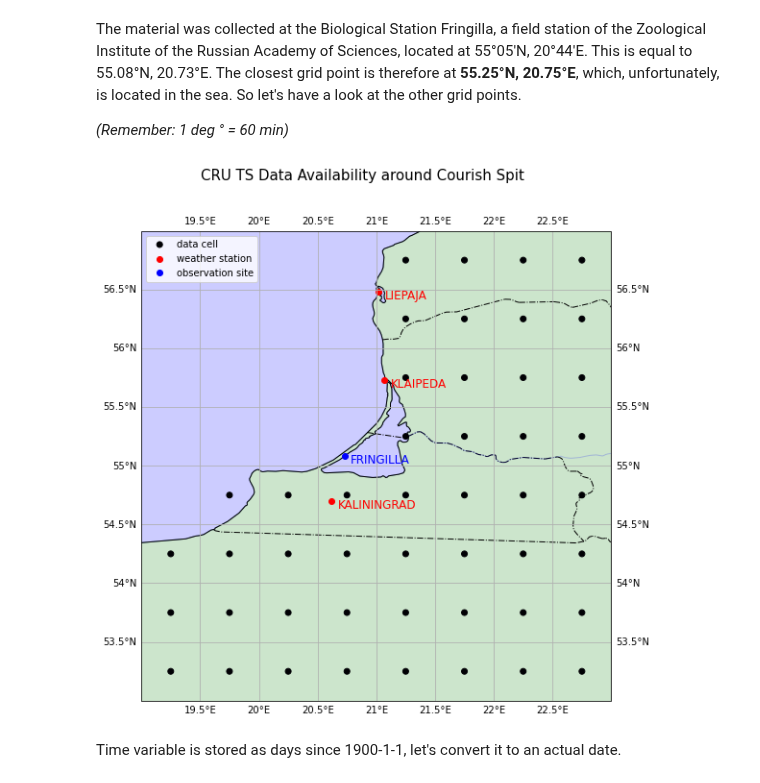
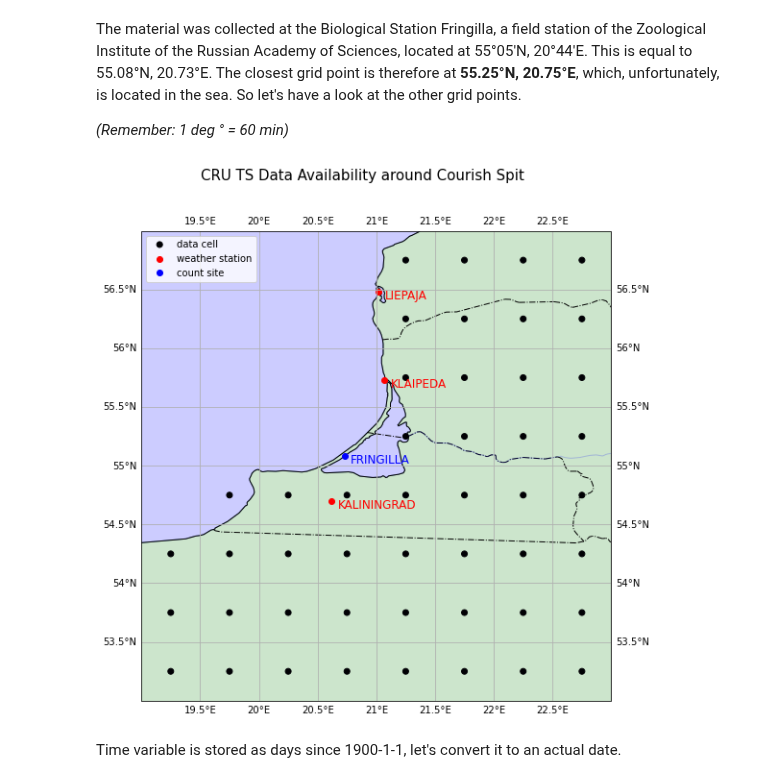
Before and after one commit to gtlab-barcelona/robert, a Jupyter notebook: data-exploration_first-last/code/6-import-CRU-data.ipynb, the cells around one changed output. Cells and saved outputs as stored; diff of their text form; code cells hidden in the pictures.

Commit message:
changed label of plot

```diff
--- a/data-exploration_first-last/code/6-import-CRU-data.ipynb
+++ b/data-exploration_first-last/code/6-import-CRU-data.ipynb
@@ -146,35 +146,35 @@ trans = ccrs.PlateCarree()
 proj = ccrs.PlateCarree()
 
 # let's plot the grid points around Kaliningrad
 fig = plt.figure(figsize=(16,9))
 ax = plt.axes(projection=proj)
 ax.set_extent([19, 23, 53, 57])
 ax.add_feature(cfeature.BORDERS, ls='-.')
 ax.add_feature(cfeature.COASTLINE)
 ax.add_feature(cfeature.LAND, color='green', alpha=0.2)
 ax.add_feature(cfeature.OCEAN, color='blue', alpha=0.2)
 ax.add_feature(cfeature.RIVERS, color='blue', alpha=0.2)
 ax.gridlines(draw_labels=True)
 #ax.coastlines()
 #ax.stock_img()
 
 # create mesh from lon & lat
 xlon, ylat = np.meshgrid(plt_lon, plt_lat)
 ax.scatter(xlon, ylat, c=data_available(cru_tmx), cmap='inferno',
            transform=trans, label='data cell')
 ax.scatter(st_lon_fltd, st_lat_fltd, transform=trans, c='r', label='weather station')
 
 for i in range(len(st_lon_fltd)):
     ax.text(st_lon_fltd[i]+0.05, st_lat_fltd[i]-0.06, st_name_fltd[i], fontsize=12, color='r')
 
-ax.plot(20.73, 55.08, 'bo', label='observation site')
+ax.plot(20.73, 55.08, 'bo', label='count site')
 ax.text(20.78, 55.02, 'FRINGILLA', fontsize=12, color='b')
 ax.legend(loc='upper left')
 fig.suptitle('CRU TS Data Availability around Courish Spit', fontsize=15)
 
 fig.savefig('../figs/cru-ts_data-availability.pdf', bbox_inches='tight')
 # %% [output]
-[figure, old version]
+[figure, new version]
 # %% [markdown]
 Time variable is stored as days since 1900-1-1, let's convert it to an actual date.
 # %%
```
Also changed, not shown: 1 other file.
